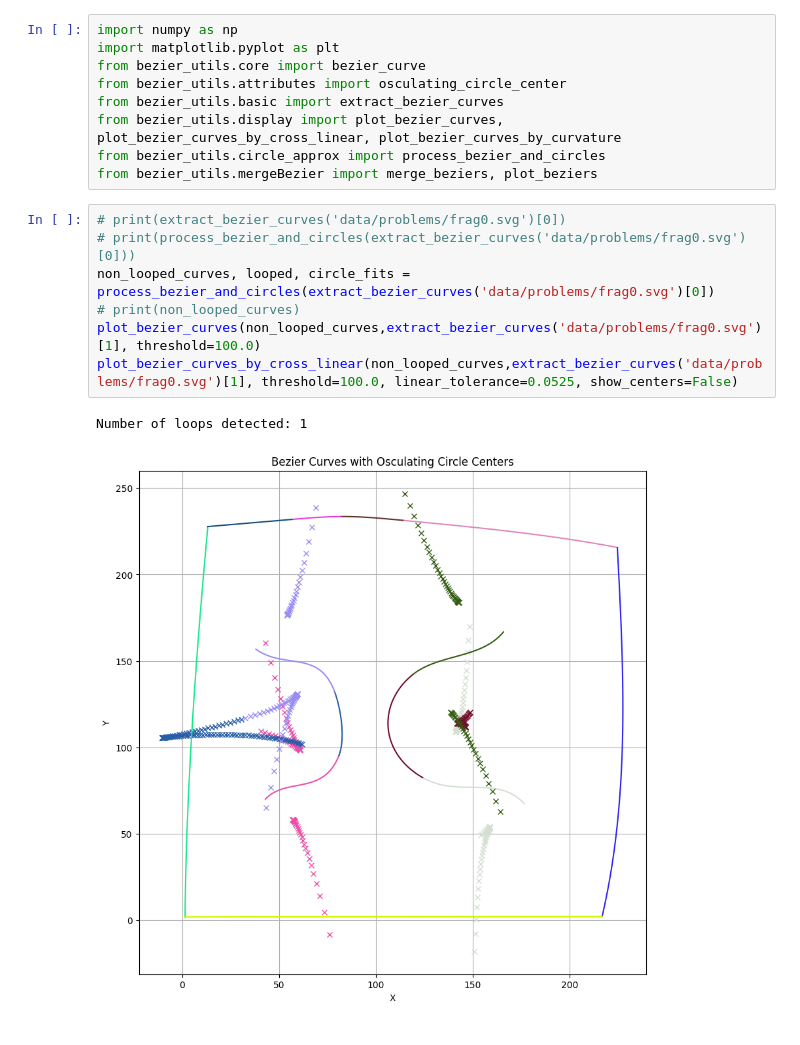
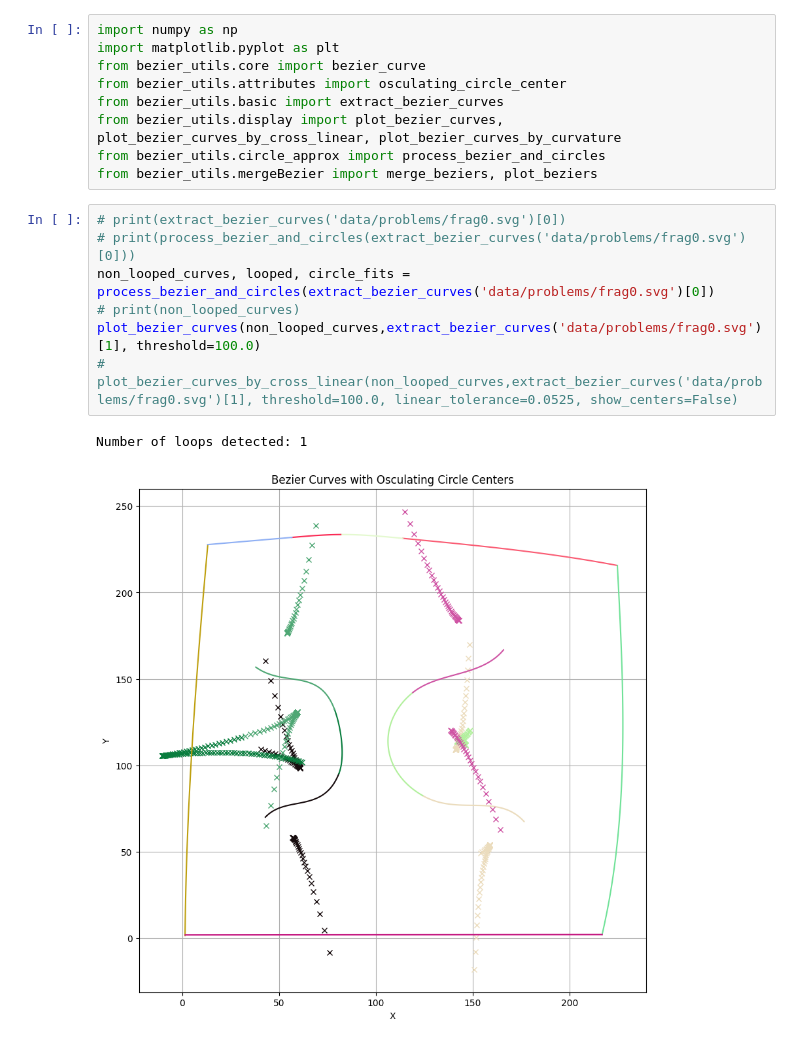
Before and after one commit to shubhamshinde6762/Adobe_Gensolve, a Jupyter notebook: reg.ipynb, the cells around one changed output. Cells and saved outputs as stored; diff of their text form.

```diff
--- a/reg.ipynb
+++ b/reg.ipynb
@@ -10,10 +10,10 @@ from bezier_utils.mergeBezier import merge_beziers, plot_beziers
 # %%
 # print(extract_bezier_curves('data/problems/frag0.svg')[0])
 # print(process_bezier_and_circles(extract_bezier_curves('data/problems/frag0.svg')[0]))
 non_looped_curves, looped, circle_fits = process_bezier_and_circles(extract_bezier_curves('data/problems/frag0.svg')[0])
 # print(non_looped_curves)
 plot_bezier_curves(non_looped_curves,extract_bezier_curves('data/problems/frag0.svg')[1], threshold=100.0)
-plot_bezier_curves_by_cross_linear(non_looped_curves,extract_bezier_curves('data/problems/frag0.svg')[1], threshold=100.0, linear_tolerance=0.0525, show_centers=False)
+# plot_bezier_curves_by_cross_linear(non_looped_curves,extract_bezier_curves('data/problems/frag0.svg')[1], threshold=100.0, linear_tolerance=0.0525, show_centers=False)
 # %% [output]
 Number of loops detected: 1
-[figure, old version]
+[figure, new version]
```
Also changed, not shown: parts of 6 cells of this notebook, 2 other files.
